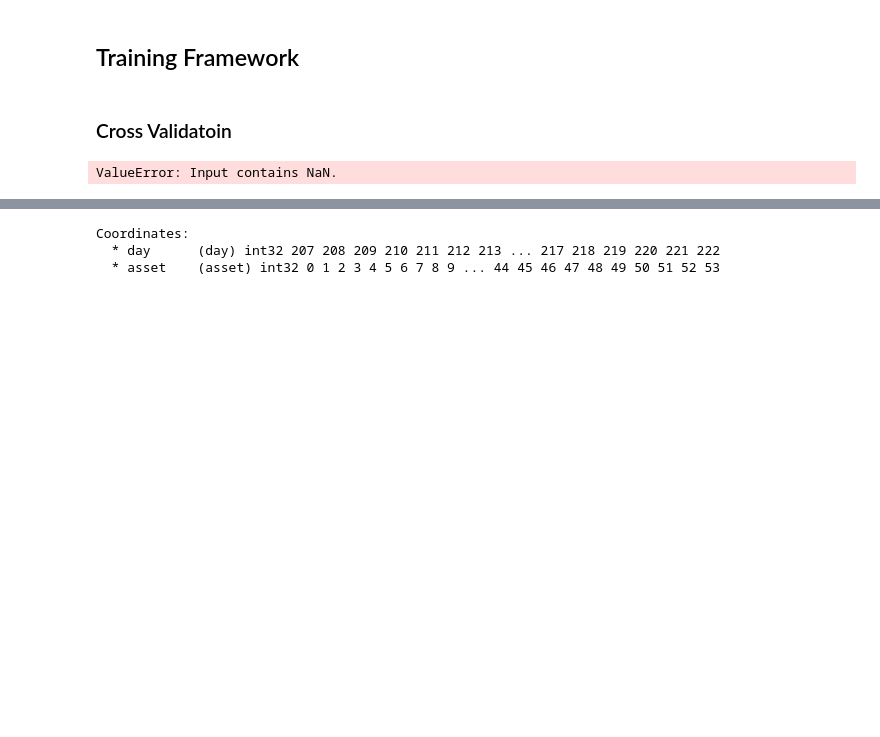
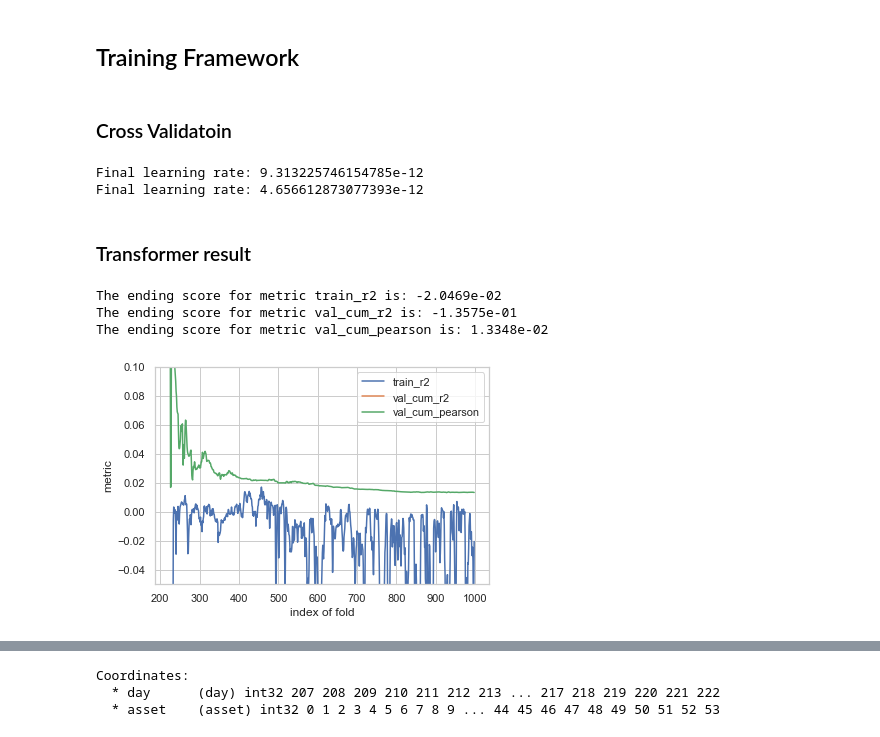
Before and after one commit to owen8877/qids-2023-comp, a Jupyter notebook: playground/shockspeare/NN_combined_Feb22.ipynb, the cells around one changed output, grey strips where cells are left out. Cells and saved outputs as stored; diff of their text form; code cells hidden in the pictures; blank space fills up the shorter version.

Commit message:
update NNpipeline for new models and CV suite

```diff
--- a/playground/shockspeare/NN_combined_Feb22.ipynb
+++ b/playground/shockspeare/NN_combined_Feb22.ipynb
@@ -165,3 +276,34 @@ class LSTM(nn.Module):
+# %%
+class Transformer(nn.Module):
+    def __init__(self,n_class: int, seq_length: int, n_feature: int,
+                 hidden_size: int, output_size: int, num_layer: int=1, is_cuda: bool = False
+                 ):
+        super(Transformer, self).__init__()
+        self.is_cuda = is_cuda
+        self.hidden_size = hidden_size
+        self.output_size = output_size
+        self.num_layer = num_layer
+
+        self.class_dim = n_class
+        self.time_dim = seq_length
+        # self.class_embed = nn.Embedding(self.class_dim, self.) # try without embedding first
+
+        self.embed_feature_dim = n_feature # no embedding
+        self.linear_1 = nn.Linear(self.embed_feature_dim, self.hidden_size)
+        encoder_layer = nn.TransformerEncoderLayer(d_model=self.hidden_size,
+                                                   nhead=8,
+                                                   dropout=0.0,
+                                                   batch_first=True,
+                                                   )
+        self.encoder = nn.TransformerEncoder(encoder_layer, self.num_layer)
+        self.linear_2 = nn.Linear(self.hidden_size, self.output_size)
+
+    def forward(self, x: torch.Tensor):
+        x = self.linear_1(x)
+        h = self.encoder(x)
+        h = h.mean(dim=1)
+        outputs = self.linear_2(h)
+        return outputs.squeeze()
 # %% [markdown]
 ### Wrapper of the network
 # %%
@@ -291,10 +467,25 @@ train_lookback = 16
 eval_lookback = 8
 prerpocess = MinMaxScaler()
 
-model = NN_wrapper(preprocess=prerpocess, lr=5e-3, n_epoch=8, train_lookback=train_lookback, per_eval_lookback=eval_lookback, hidden_size=64,
-                   n_feature=len(feature), n_asset=54, network='LSTM')
+model = NN_wrapper(preprocess=prerpocess, lr=1e-2, n_epoch=8, train_lookback=train_lookback, per_eval_lookback=eval_lookback, hidden_size=256,
+                   n_feature=len(feature), n_asset=54, network='Transformer')
 idx = pd.IndexSlice
 ds_cv = ds.sel(day=slice(200,ds.dims['day'])).drop_dims('timeslot')
 performance, cum_y_df = cross_validation(model, feature, ds=ds_cv, train_lookback=train_lookback, per_eval_lookback=eval_lookback)
 # %% [output]
-ValueError: Input contains NaN.
+Final learning rate: 9.313225746154785e-12
+Final learning rate: 4.656612873077393e-12
+# %% [markdown]
+### Transformer result
+# %%
+# lr=1e-2, StepLR step100, endlr=9e-12 nepoch=8, trainlook=16, evallook=8, hidden=256 Transformer
+# Same setting different results...
+plt.figure(0)
+# plot_performance(performance, metrics_selected=['train_r2', 'test_cum_r2', 'test_cum_pearson'])
+plot_performance(performance, metrics_selected=['train_r2', 'val_cum_pearson','val_cum_r2'])
+plt.show()
+# %% [output]
+The ending score for metric train_r2 is: -2.0469e-02
+The ending score for metric val_cum_r2 is: -1.3575e-01
+The ending score for metric val_cum_pearson is: 1.3348e-02
+[figure, added]
```
Also changed, not shown: parts of 37 cells of this notebook, 2 other files.
